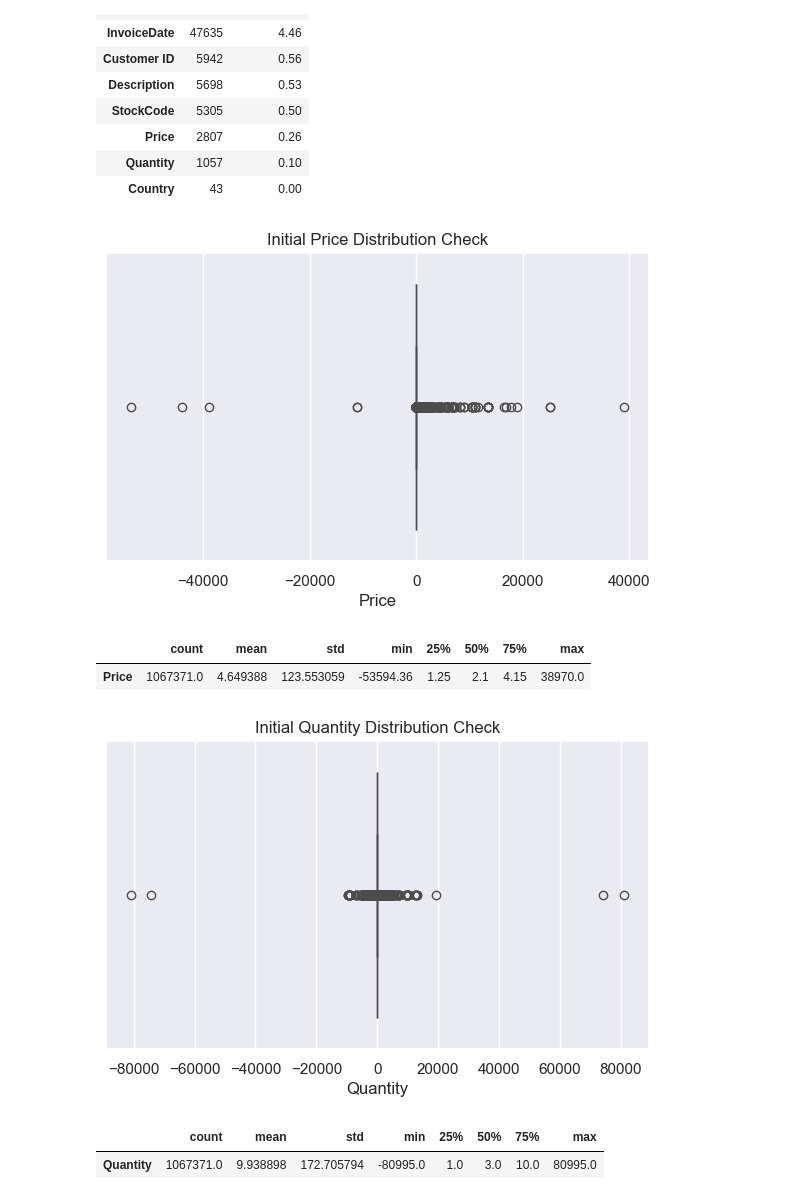
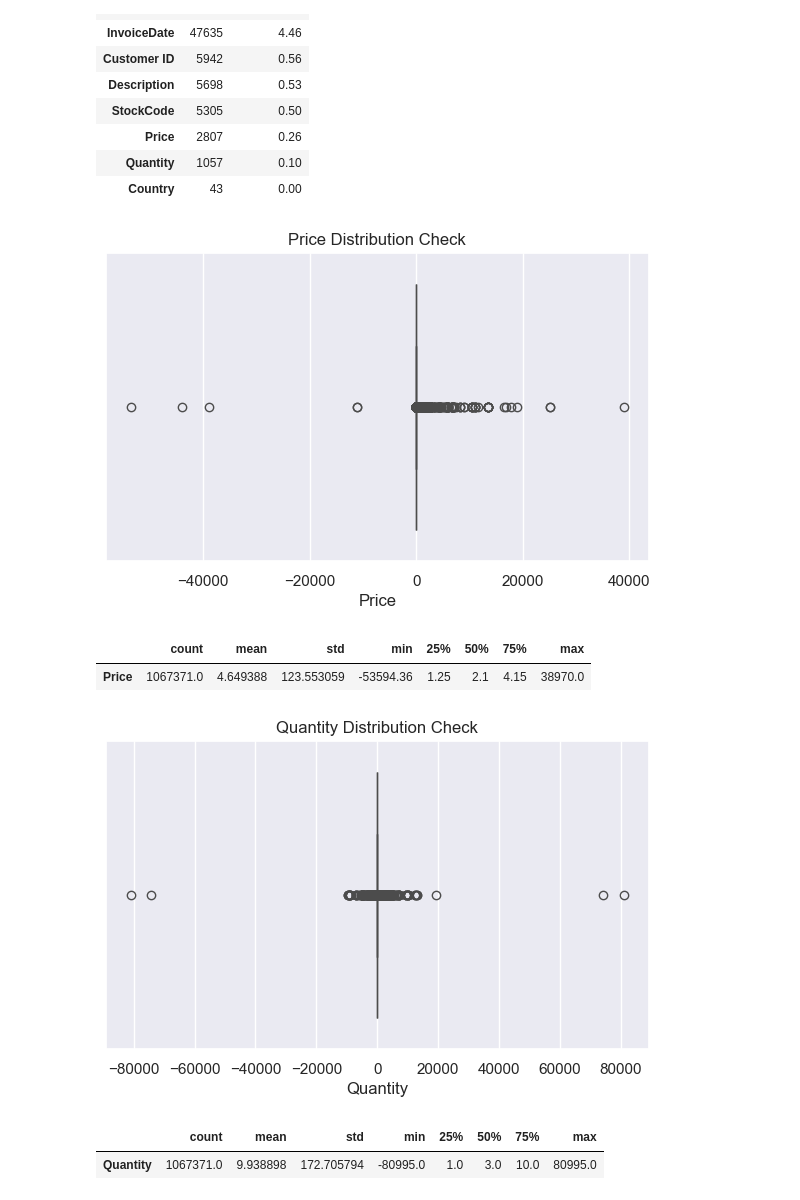
Before and after one commit to hansdarmawann/online-retail-ii-wrangling-1, a Jupyter notebook: notebooks/code.ipynb, the cells around one changed output. Drawn from its saved outputs; the diff is of its cells as text; code cells hidden in the pictures.

```diff
--- a/notebooks/code.ipynb
+++ b/notebooks/code.ipynb
@@ -90,20 +90,20 @@ sns.set_theme()
 import matplotlib.pyplot as plt
 # %%
 plt.figure(figsize=(7,4))
-plt.title('Initial Price Distribution Check')
+plt.title('Price Distribution Check')
 
 sns.boxplot(x=df['Price'], orient='y')
 plt.show()
 
 price_desc = pd.DataFrame(df['Price'].describe()).transpose()
 display(price_desc)
 # %% [output]
-[figure, old version]
+[figure, new version]
 |  | count | mean | std | min | 25% | 50% | 75% | max |
 | Price | 1067371.0 | 4.649388 | 123.553059 | -53594.36 | 1.25 | 2.1 | 4.15 | 38970.0 |
 # %%
 plt.figure(figsize=(7,4))
-plt.title('Initial Quantity Distribution Check')
+plt.title('Quantity Distribution Check')
 
 sns.boxplot(x=df['Quantity'], orient='y')
 plt.show()
@@ -111,6 +111,6 @@ plt.show()
 quantity_desc = pd.DataFrame(df['Quantity'].describe()).transpose()
 display(quantity_desc)
 # %% [output]
-[figure, old version]
+[figure, new version]
 |  | count | mean | std | min | 25% | 50% | 75% | max |
 | Quantity | 1067371.0 | 9.938898 | 172.705794 | -80995.0 | 1.0 | 3.0 | 10.0 | 80995.0 |
```
Also changed, not shown: parts of 3 cells of this notebook.
